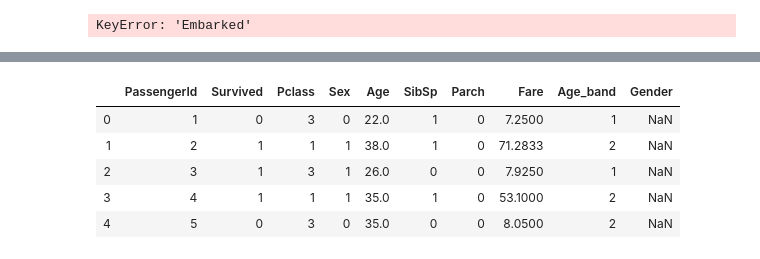
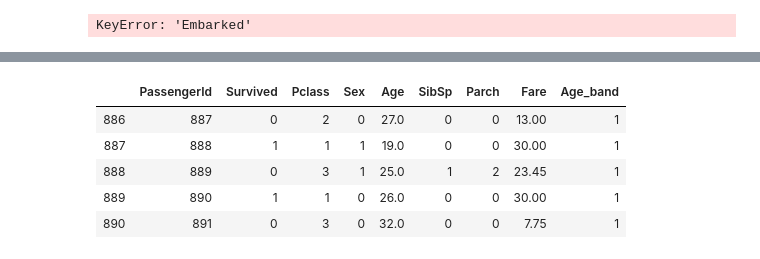
Before and after one commit to ivantomaselli/Titanic-Survivavility-Classification, a Jupyter notebook: Titanic Survivavility classification.ipynb, the cells around one changed output, grey strips where cells are left out. Cells and saved outputs as stored; diff of their text form; code cells hidden in the pictures.

```diff
--- a/Titanic Survivavility classification.ipynb
+++ b/Titanic Survivavility classification.ipynb
@@ -208,5 +208,7 @@ train_data=train_data.drop(['Embarked'],axis=1)
 # %% [output]
 KeyError: 'Embarked'
 # %%
-train_data.Sex[train_data.Sex == "male"]=0
-train_data.Sex[train_data.Sex == "female"]=1
+train_data['gender']=0
+train_data.loc[train_data['Sex']=="male",'gender']=0
+train_data.loc[train_data['Sex']=="female",'gender']=1
+train_data=train_data.drop(['gender'],axis=1)
@@ -223,18 +215,18 @@ See the caveats in the documentation: http://pandas.pydata.org/pandas-docs/stabl
 # %%
 #Let's transform the Age value (continuous) to a range balue for easy understanding (and make the ML model work better)
 
 train_data['Age_band']=0
 train_data.loc[train_data['Age']<=16,'Age_band']=0
 train_data.loc[(train_data['Age']>16)&(train_data['Age']<=32),'Age_band']=1
 train_data.loc[(train_data['Age']>32)&(train_data['Age']<=48),'Age_band']=2
 train_data.loc[(train_data['Age']>48)&(train_data['Age']<=64),'Age_band']=3
 train_data.loc[train_data['Age']>64,'Age_band']=4
 
-train_data.head(5)
+train_data.tail(5)
 # %% [output]
-|  | PassengerId | Survived | Pclass | Sex | Age | SibSp | Parch | Fare | Age_band | Gender |
-| 0 | 1 | 0 | 3 | 0 | 22.0 | 1 | 0 | 7.2500 | 1 | NaN |
-| 1 | 2 | 1 | 1 | 1 | 38.0 | 1 | 0 | 71.2833 | 2 | NaN |
-| 2 | 3 | 1 | 3 | 1 | 26.0 | 0 | 0 | 7.9250 | 1 | NaN |
-| 3 | 4 | 1 | 1 | 1 | 35.0 | 1 | 0 | 53.1000 | 2 | NaN |
-| 4 | 5 | 0 | 3 | 0 | 35.0 | 0 | 0 | 8.0500 | 2 | NaN |
+|  | PassengerId | Survived | Pclass | Sex | Age | SibSp | Parch | Fare | Age_band |
+| 886 | 887 | 0 | 2 | 0 | 27.0 | 0 | 0 | 13.00 | 1 |
+| 887 | 888 | 1 | 1 | 1 | 19.0 | 0 | 0 | 30.00 | 1 |
+| 888 | 889 | 0 | 3 | 1 | 25.0 | 1 | 2 | 23.45 | 1 |
+| 889 | 890 | 1 | 1 | 0 | 26.0 | 0 | 0 | 30.00 | 1 |
+| 890 | 891 | 0 | 3 | 0 | 32.0 | 0 | 0 | 7.75 | 1 |
```
Also changed, not shown: parts of 4 cells of this notebook.
